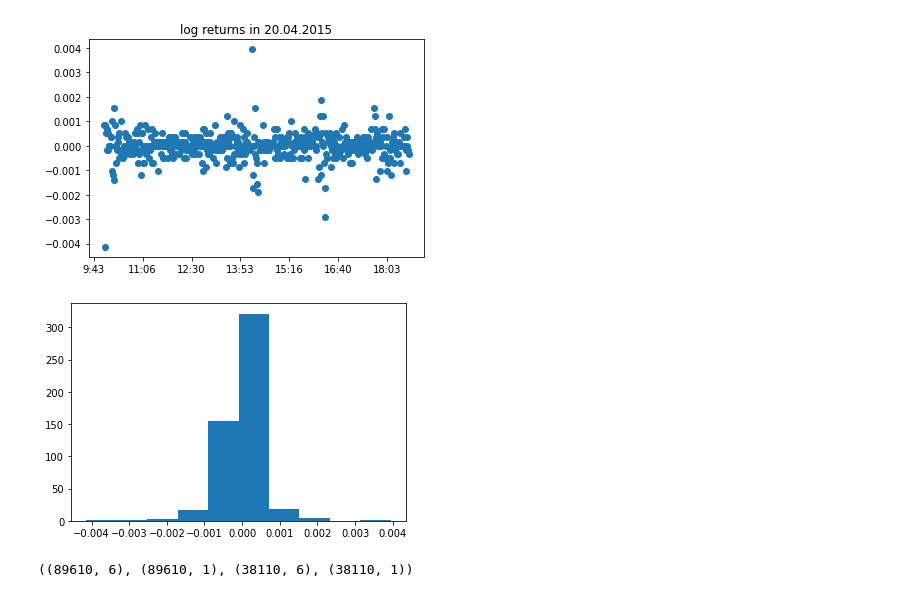
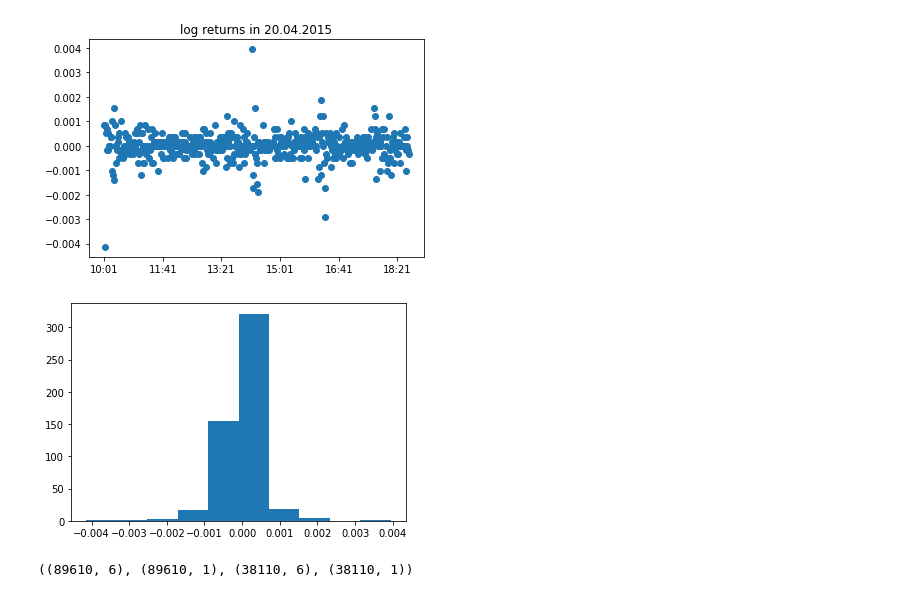
Before and after one commit to Maksim787/trading-project, a Jupyter notebook: analysis/models/linear_model.ipynb, the cells around one changed output. Drawn from its saved outputs; the diff is of its cells as text; code cells hidden in the pictures.

```diff
--- a/analysis/models/linear_model.ipynb
+++ b/analysis/models/linear_model.ipynb
@@ -25,15 +23,16 @@ plot_day_prices(prices_by_day, day, time, ticker)
 # %%
-from analysis.utils import log_returns, format_day, plot_with_time
+from analysis.utils import format_day, plot_with_time
+from analysis.models.linear_model import log_returns
 
 returns = log_returns(prices_by_day)
 assert len(time) == len(returns[0]) + 1
-fig, ax = plot_with_time()
-ax.set_title(f"log returns in {format_day(day)}")
-ax.plot(time[1:], returns[day_ind], "o")  # 0 day returns
+plot_with_time(time[1:])
+plt.title(f"log returns in {format_day(day)}")
+plt.plot(returns[day_ind], "o")  # 0 day returns
 plt.show()
 plt.hist(returns[day_ind])
 plt.show()
 # %% [output]
-[figure, old version]
+[figure, new version]
 [figure]
 # %%
```
Also changed, not shown: parts of 5 cells of this notebook, 4 other files.
